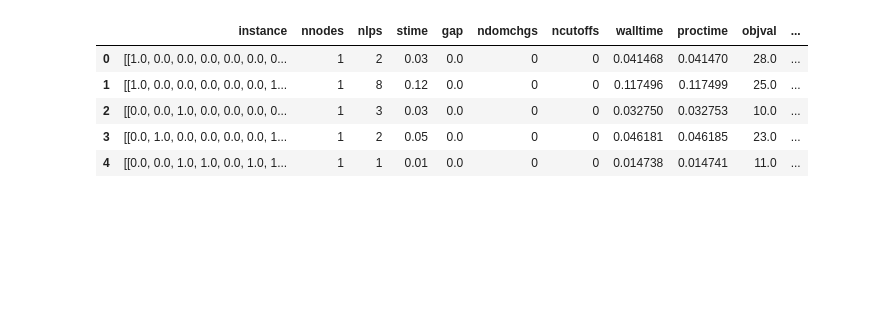
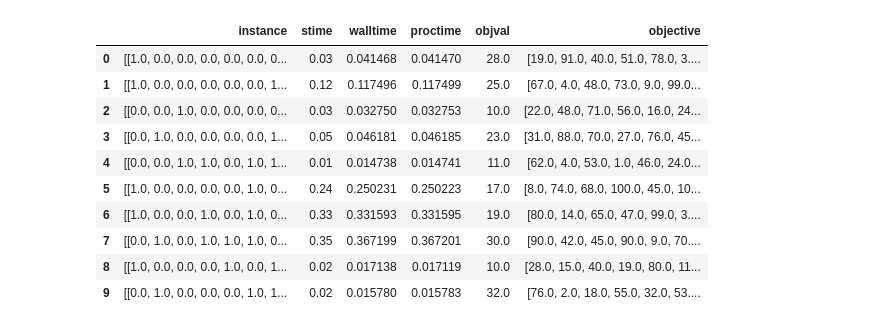
Before and after one commit to danodorotty/adatb_projekt, a Jupyter notebook: adatb_projekt_regressziok.ipynb, the cells around one changed output. Cells and saved outputs as stored; diff of their text form; code cells hidden in the pictures; blank space fills up the shorter version.

```diff
--- a/adatb_projekt_regressziok.ipynb
+++ b/adatb_projekt_regressziok.ipynb
@@ -58,6 +58,11 @@ dataset = dataset.drop('policy', axis=1)
 dataset = dataset.drop('seed', axis=1)
 dataset = dataset.drop('type', axis=1)
 dataset = dataset.drop('status', axis=1)
+dataset = dataset.drop('nnodes', axis=1)
+dataset = dataset.drop('nlps', axis=1)
+dataset = dataset.drop('gap', axis=1)
+dataset = dataset.drop('ndomchgs', axis=1)
+dataset = dataset.drop('ncutoffs', axis=1)
 # %%
 m = gp.read("./train/instance_2.lp")                          # reading the LP files
 l=[]
@@ -88,9 +90,0 @@ dataset["objective"]=l
-# %%
-dataset.head()
-# %% [output]
-|  | instance | nnodes | nlps | stime | gap | ndomchgs | ncutoffs | walltime | proctime | objval | ... |
-| 0 | [[1.0, 0.0, 0.0, 0.0, 0.0, 0.0, 0... | 1 | 2 | 0.03 | 0.0 | 0 | 0 | 0.041468 | 0.041470 | 28.0 | ... |
-| 1 | [[1.0, 0.0, 0.0, 0.0, 0.0, 0.0, 1... | 1 | 8 | 0.12 | 0.0 | 0 | 0 | 0.117496 | 0.117499 | 25.0 | ... |
-| 2 | [[0.0, 0.0, 1.0, 0.0, 0.0, 0.0, 0... | 1 | 3 | 0.03 | 0.0 | 0 | 0 | 0.032750 | 0.032753 | 10.0 | ... |
-| 3 | [[0.0, 1.0, 0.0, 0.0, 0.0, 0.0, 1... | 1 | 2 | 0.05 | 0.0 | 0 | 0 | 0.046181 | 0.046185 | 23.0 | ... |
-| 4 | [[0.0, 0.0, 1.0, 1.0, 0.0, 1.0, 1... | 1 | 1 | 0.01 | 0.0 | 0 | 0 | 0.014738 | 0.014741 | 11.0 | ... |
@@ -98,0 +93,14 @@ dataset.head()
+# %%
+dataset.head(10)
+# %% [output]
+|  | instance | stime | walltime | proctime | objval | objective |
+| 0 | [[1.0, 0.0, 0.0, 0.0, 0.0, 0.0, 0... | 0.03 | 0.041468 | 0.041470 | 28.0 | [19.0, 91.0, 40.0, 51.0, 78.0, 3.... |
+| 1 | [[1.0, 0.0, 0.0, 0.0, 0.0, 0.0, 1... | 0.12 | 0.117496 | 0.117499 | 25.0 | [67.0, 4.0, 48.0, 73.0, 9.0, 99.0... |
+| 2 | [[0.0, 0.0, 1.0, 0.0, 0.0, 0.0, 0... | 0.03 | 0.032750 | 0.032753 | 10.0 | [22.0, 48.0, 71.0, 56.0, 16.0, 24... |
+| 3 | [[0.0, 1.0, 0.0, 0.0, 0.0, 0.0, 1... | 0.05 | 0.046181 | 0.046185 | 23.0 | [31.0, 88.0, 70.0, 27.0, 76.0, 45... |
+| 4 | [[0.0, 0.0, 1.0, 1.0, 0.0, 1.0, 1... | 0.01 | 0.014738 | 0.014741 | 11.0 | [62.0, 4.0, 53.0, 1.0, 46.0, 24.0... |
+| 5 | [[1.0, 0.0, 0.0, 0.0, 0.0, 1.0, 0... | 0.24 | 0.250231 | 0.250223 | 17.0 | [8.0, 74.0, 68.0, 100.0, 45.0, 10... |
+| 6 | [[1.0, 0.0, 0.0, 1.0, 0.0, 1.0, 0... | 0.33 | 0.331593 | 0.331595 | 19.0 | [80.0, 14.0, 65.0, 47.0, 99.0, 3.... |
+| 7 | [[0.0, 1.0, 0.0, 1.0, 1.0, 1.0, 0... | 0.35 | 0.367199 | 0.367201 | 30.0 | [90.0, 42.0, 45.0, 90.0, 9.0, 70.... |
+| 8 | [[1.0, 0.0, 0.0, 0.0, 1.0, 0.0, 1... | 0.02 | 0.017138 | 0.017119 | 10.0 | [28.0, 15.0, 40.0, 19.0, 80.0, 11... |
+| 9 | [[0.0, 1.0, 0.0, 0.0, 0.0, 1.0, 1... | 0.02 | 0.015780 | 0.015783 | 32.0 | [76.0, 2.0, 18.0, 55.0, 32.0, 53.... |
```
Also changed, not shown: parts of 11 cells of this notebook, 1 other file.
